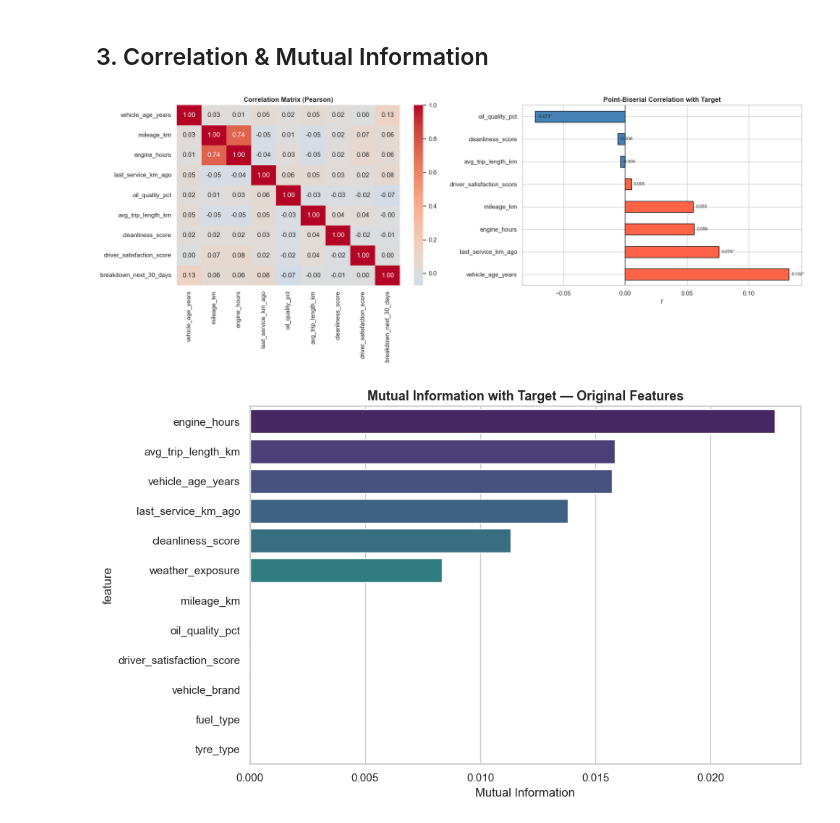
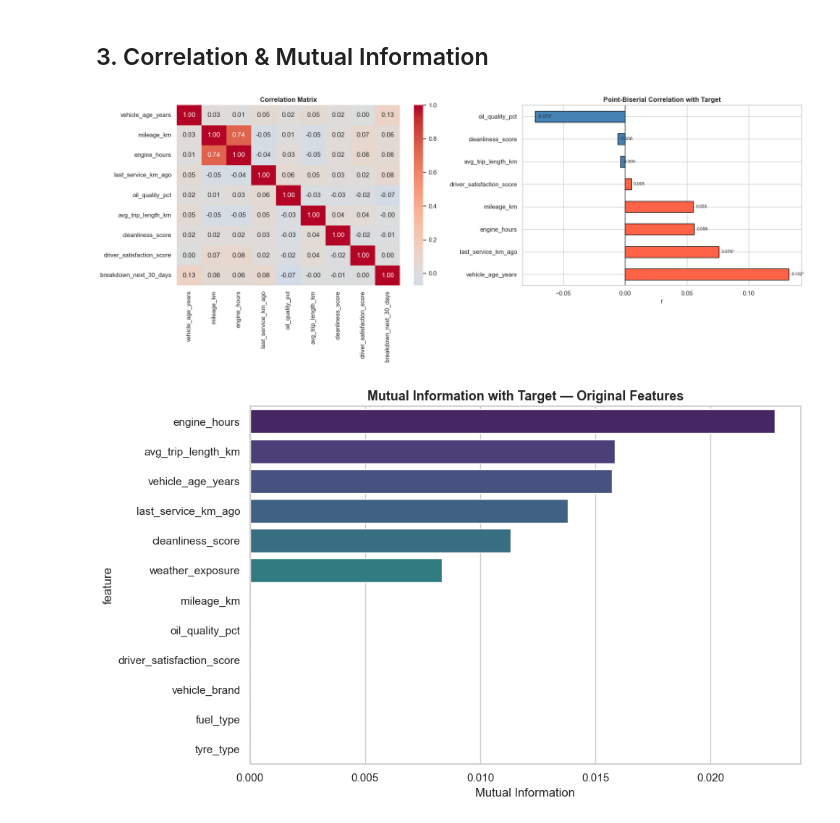
Before and after one commit to MDN6394/Team16-CarBreakdown-Project, a Jupyter notebook: jose_eda2_english.ipynb, the cells around one changed output. Saved outputs shown, nothing was run; the diff lists cells and outputs as text; code cells hidden in the pictures.

```diff
--- a/jose_eda2_english.ipynb
+++ b/jose_eda2_english.ipynb
@@ -83,7 +91,7 @@ for i, col in enumerate(NUM_COLS):
     ax = axes[i]
     for cls, color in [(0, 'steelblue'), (1, 'tomato')]:
         subset = df[df[TARGET] == cls][col]
-        subset.plot.kde(ax=ax, label=f'Class {cls}', color=color)
+        subset.plot.kde(ax=ax, label=f'{'No breakdown' if cls == 0 else 'breakdown'}', color=color)
     ax.set_title(col, fontsize=10)
     ax.legend(fontsize=8)
     ax.set_xlabel('')
@@ -159,35 +183,35 @@ plt.show()
 # %%
 # Correlation heatmap
 num_with_target = NUM_COLS + [TARGET]
 corr = df[num_with_target].corr()
 
 fig, axes = plt.subplots(1, 2, figsize=(18, 7))
 
 sns.heatmap(corr, annot=True, fmt='.2f', cmap='coolwarm', center=0, ax=axes[0])
-axes[0].set_title('Correlation Matrix (Pearson)', fontsize=12, fontweight='bold')
+axes[0].set_title('Correlation Matrix', fontsize=12, fontweight='bold')
 
 # Point-biserial with target
 pb_corr = {}
 for col in NUM_COLS:
     r, p = stats.pointbiserialr(df[TARGET], df[col])
     pb_corr[col] = {'r': r, 'p': p}
 
 pb_df = pd.DataFrame(pb_corr).T.sort_values('r', ascending=False)
 colors = ['tomato' if r > 0 else 'steelblue' for r in pb_df['r']]
 pb_df['r'].plot(kind='barh', ax=axes[1], color=colors, edgecolor='black')
 axes[1].set_title('Point-Biserial Correlation with Target', fontsize=12, fontweight='bold')
 axes[1].axvline(0, color='black', linewidth=0.8)
 axes[1].set_xlabel('r')
 
 # Add p-values
 for j, (idx, row) in enumerate(pb_df.iterrows()):
     sig = '*' if row['p'] < 0.05 else ''
     axes[1].text(row['r'] + 0.002, j, f"{row['r']:.3f}{sig}", va='center', fontsize=8)
 
 plt.tight_layout()
 plt.show()
 # %% [output]
-[figure, old version]
+[figure, new version]
 # %%
 # Mutual Information
 from sklearn.preprocessing import LabelEncoder
```
Also changed, not shown: parts of 4 cells of this notebook, 1 other file.
